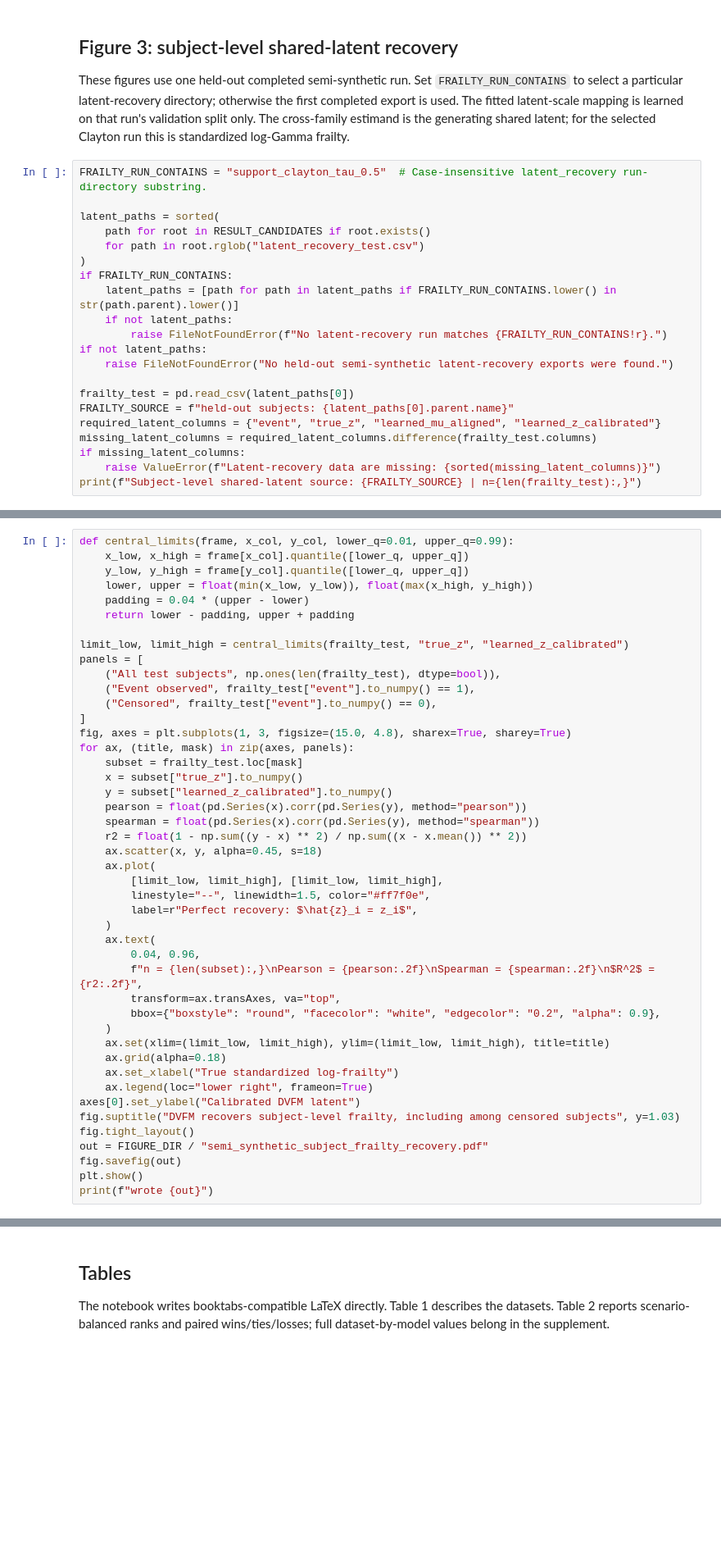
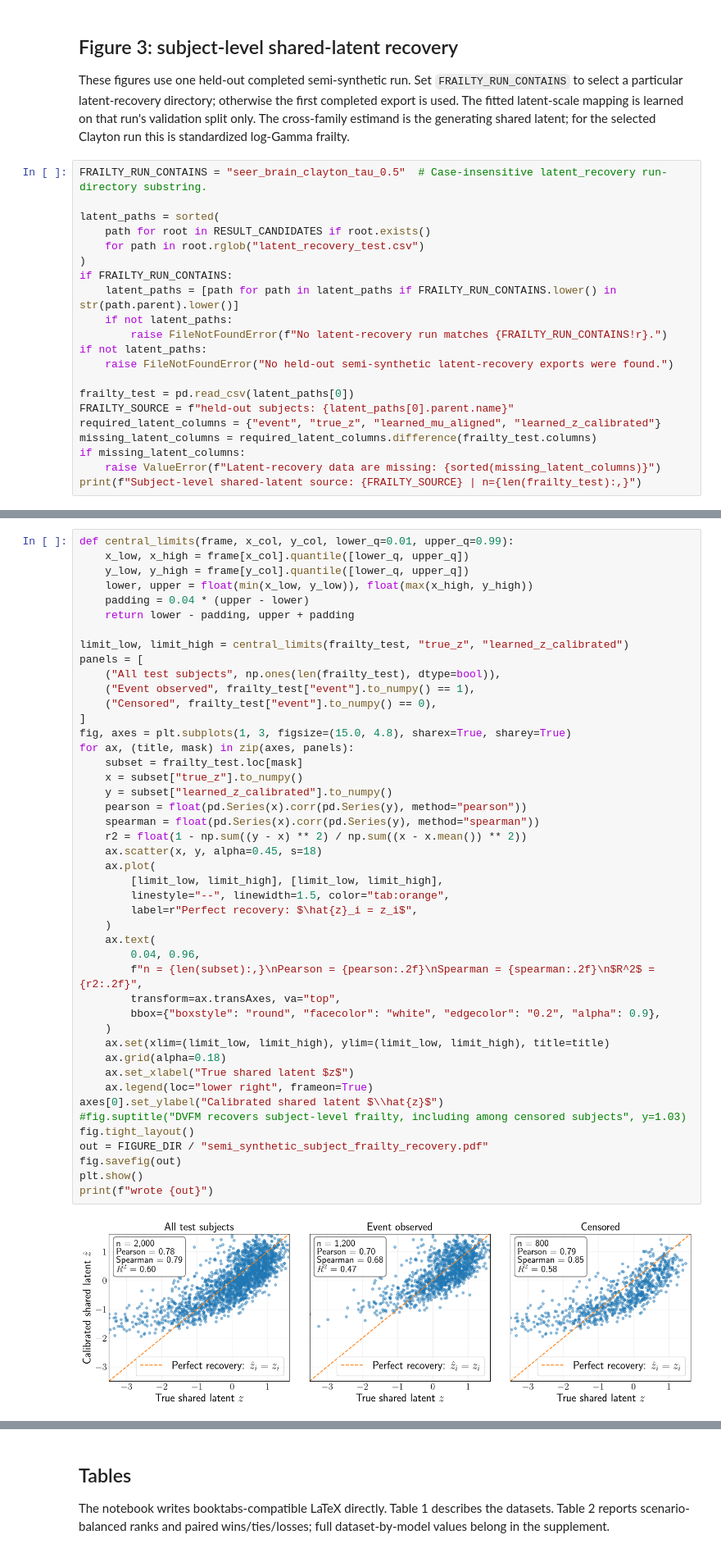
Before and after one commit to kalantari66/dvfm-survival, a Jupyter notebook: notebooks/semi_synthetic_results.ipynb, the cells around one changed output, grey strips where cells are left out. Shown at 82% size. Saved outputs shown, nothing was run; the diff lists cells and outputs as text; blank space fills up the shorter version.

```diff
--- a/notebooks/semi_synthetic_results.ipynb
+++ b/notebooks/semi_synthetic_results.ipynb
@@ -366,7 +617,7 @@ print(f"{DATA_SOURCE} | wrote {out}")
 
 These figures use one held-out completed semi-synthetic run. Set `FRAILTY_RUN_CONTAINS` to select a particular latent-recovery directory; otherwise the first completed export is used. The fitted latent-scale mapping is learned on that run's validation split only. The cross-family estimand is the generating shared latent; for the selected Clayton run this is standardized log-Gamma frailty.
 # %%
-FRAILTY_RUN_CONTAINS = "support_clayton_tau_0.5"  # Case-insensitive latent_recovery run-directory substring.
+FRAILTY_RUN_CONTAINS = "seer_brain_clayton_tau_0.5"  # Case-insensitive latent_recovery run-directory substring.
 
 latent_paths = sorted(
     path for root in RESULT_CANDIDATES if root.exists()
@@ -400,34 +659,36 @@ panels = [
     ("Event observed", frailty_test["event"].to_numpy() == 1),
     ("Censored", frailty_test["event"].to_numpy() == 0),
 ]
 fig, axes = plt.subplots(1, 3, figsize=(15.0, 4.8), sharex=True, sharey=True)
 for ax, (title, mask) in zip(axes, panels):
     subset = frailty_test.loc[mask]
     x = subset["true_z"].to_numpy()
     y = subset["learned_z_calibrated"].to_numpy()
     pearson = float(pd.Series(x).corr(pd.Series(y), method="pearson"))
     spearman = float(pd.Series(x).corr(pd.Series(y), method="spearman"))
     r2 = float(1 - np.sum((y - x) ** 2) / np.sum((x - x.mean()) ** 2))
     ax.scatter(x, y, alpha=0.45, s=18)
     ax.plot(
         [limit_low, limit_high], [limit_low, limit_high],
-        linestyle="--", linewidth=1.5, color="#ff7f0e",
+        linestyle="--", linewidth=1.5, color="tab:orange",
         label=r"Perfect recovery: $\hat{z}_i = z_i$",
     )
     ax.text(
         0.04, 0.96,
         f"n = {len(subset):,}\nPearson = {pearson:.2f}\nSpearman = {spearman:.2f}\n$R^2$ = {r2:.2f}",
         transform=ax.transAxes, va="top",
         bbox={"boxstyle": "round", "facecolor": "white", "edgecolor": "0.2", "alpha": 0.9},
     )
     ax.set(xlim=(limit_low, limit_high), ylim=(limit_low, limit_high), title=title)
     ax.grid(alpha=0.18)
-    ax.set_xlabel("True standardized log-frailty")
+    ax.set_xlabel("True shared latent $z$")
     ax.legend(loc="lower right", frameon=True)
-axes[0].set_ylabel("Calibrated DVFM latent")
-fig.suptitle("DVFM recovers subject-level frailty, including among censored subjects", y=1.03)
+axes[0].set_ylabel("Calibrated shared latent $\\hat{z}$")
+#fig.suptitle("DVFM recovers subject-level frailty, including among censored subjects", y=1.03)
 fig.tight_layout()
 out = FIGURE_DIR / "semi_synthetic_subject_frailty_recovery.pdf"
 fig.savefig(out)
 plt.show()
 print(f"wrote {out}")
+# %% [output]
+[figure, added]
```
Also changed, not shown: parts of 17 cells of this notebook, 5 other files.
